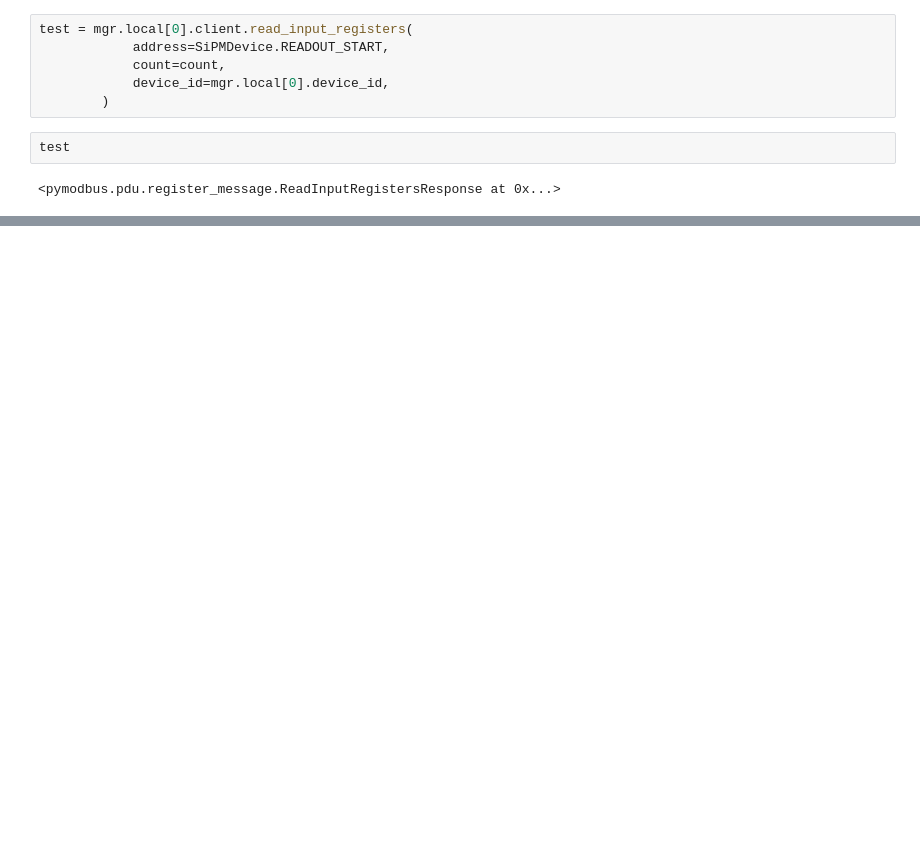
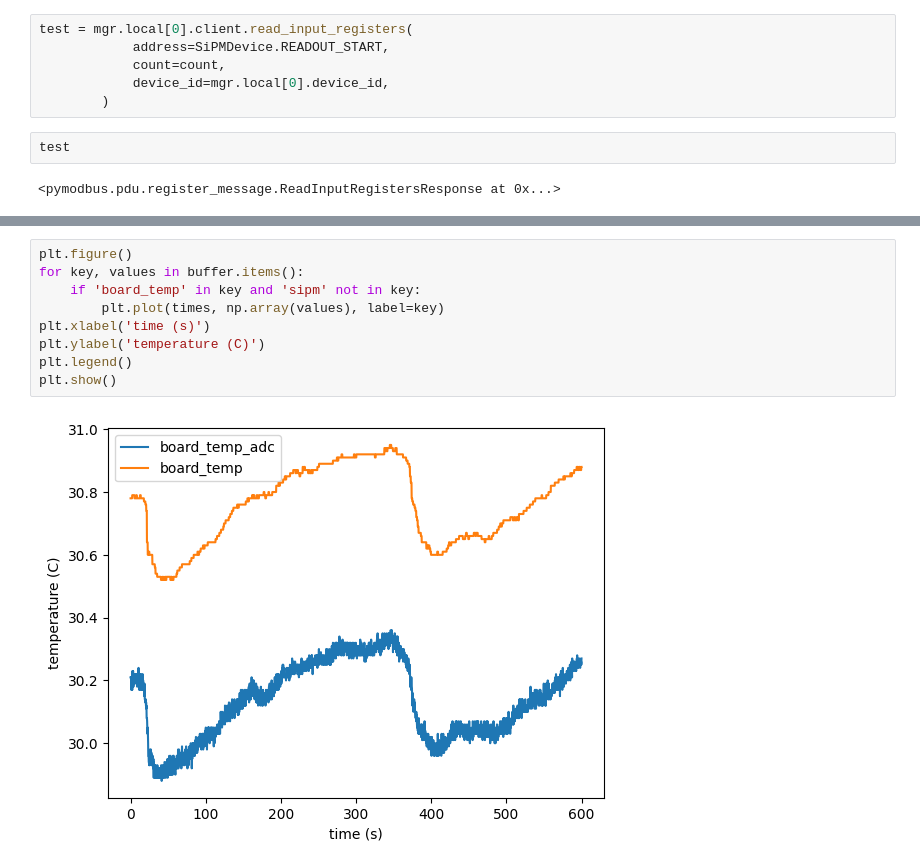
Before and after one commit to nucliflare/nlab-modbus, a Jupyter notebook: scripts/device_test.ipynb, the cells around one changed output, grey strips where cells are left out. Cells and saved outputs as stored; diff of their text form; blank space fills up the shorter version.

```diff
--- a/scripts/device_test.ipynb
+++ b/scripts/device_test.ipynb
@@ -177,0 +274,11 @@ test.registers
+# %%
+plt.figure()
+for key, values in buffer.items():
+    if 'board_temp' in key and 'sipm' not in key:
+        plt.plot(times, np.array(values), label=key)
+plt.xlabel('time (s)')
+plt.ylabel('temperature (C)')
+plt.legend()
+plt.show()
+# %% [output]
+[figure, added]
```
Also changed, not shown: parts of 19 cells of this notebook, 2 other files.
